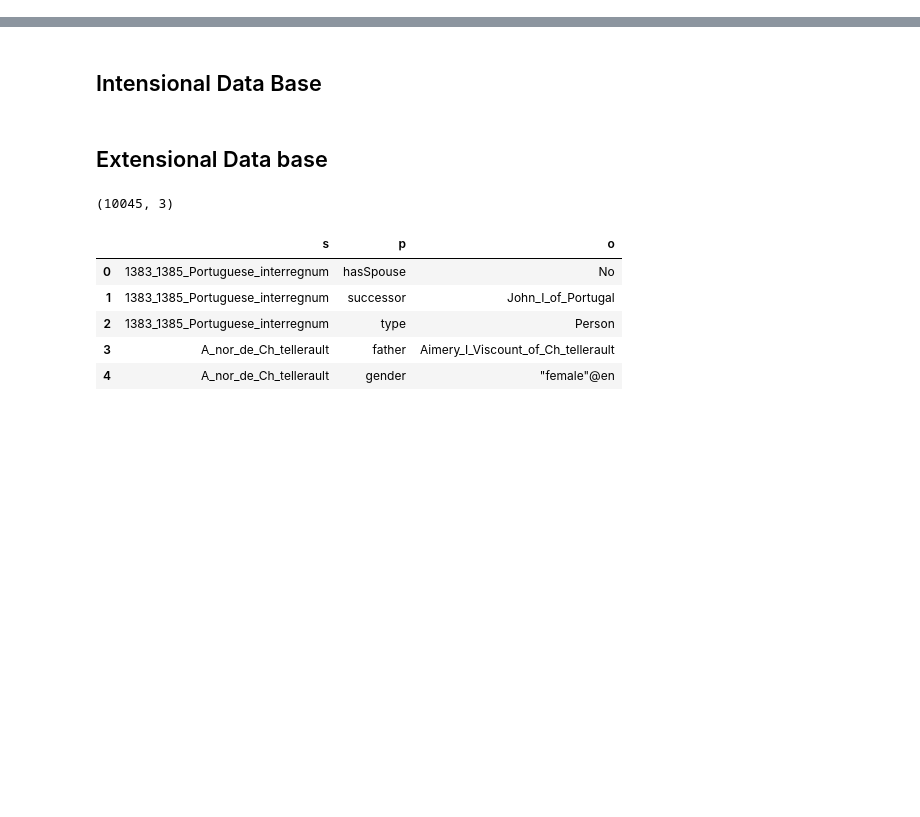
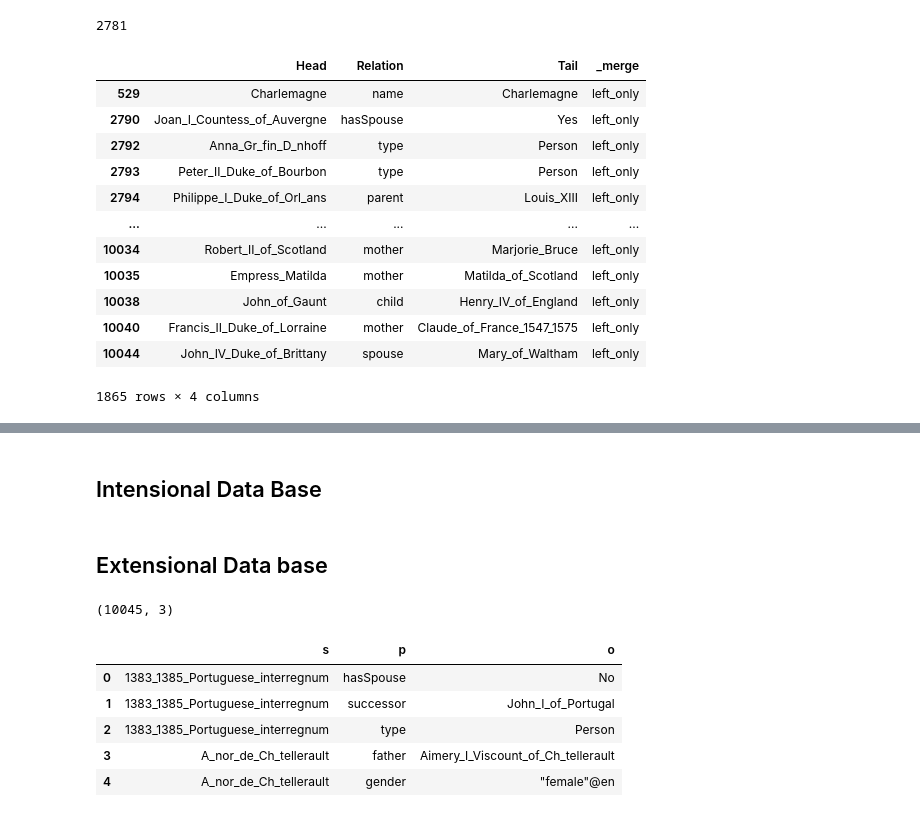
Before and after one commit to SDM-TIB/SPARKLE, a Jupyter notebook: SymbolicSystem/AMIE_Datalog.ipynb, the cells around one changed output, grey strips where cells are left out. Saved outputs shown, nothing was run; the diff lists cells and outputs as text; code cells hidden in the pictures; blank space fills up the shorter version.

```diff
--- a/SymbolicSystem/AMIE_Datalog.ipynb
+++ b/SymbolicSystem/AMIE_Datalog.ipynb
@@ -4,3 +4,7 @@ import seaborn as sns
 
 from pyDatalog import pyDatalog
 from pyDatalog.pyDatalog import assert_fact, load, ask
+# %%
+path = '../KG/FrenchRoyalty/'
+training = pd.read_csv(path + 'training_triples_2.tsv', delimiter='\t')
+display(training.shape, training.head(3))
@@ -6,0 +17,24 @@ from pyDatalog.pyDatalog import assert_fact, load, ask
+# %%
+p1 = set(training.Head.unique())
+p2 = set(training.Tail.unique())
+p3 = p1.update(p2)
+len(p1)
+# %% [output]
+2781
+# %%
+df = data_git.merge(training, how='outer', indicator=True).loc[lambda x: x['_merge'] == 'left_only'] #'left_only' 'right_only'
+df
+# %% [output]
+|  | Head | Relation | Tail | _merge |
+| 529 | Charlemagne | name | Charlemagne | left_only |
+| 2790 | Joan_I_Countess_of_Auvergne | hasSpouse | Yes | left_only |
+| 2792 | Anna_Gr_fin_D_nhoff | type | Person | left_only |
+| 2793 | Peter_II_Duke_of_Bourbon | type | Person | left_only |
+| 2794 | Philippe_I_Duke_of_Orl_ans | parent | Louis_XIII | left_only |
+| ... | ... | ... | ... | ... |
+| 10034 | Robert_II_of_Scotland | mother | Marjorie_Bruce | left_only |
+| 10035 | Empress_Matilda | mother | Matilda_of_Scotland | left_only |
+| 10038 | John_of_Gaunt | child | Henry_IV_of_England | left_only |
+| 10040 | Francis_II_Duke_of_Lorraine | mother | Claude_of_France_1547_1575 | left_only |
+| 10044 | John_IV_Duke_of_Brittany | spouse | Mary_of_Waltham | left_only |
+1865 rows × 4 columns
```
Also changed, not shown: parts of 25 cells of this notebook.
